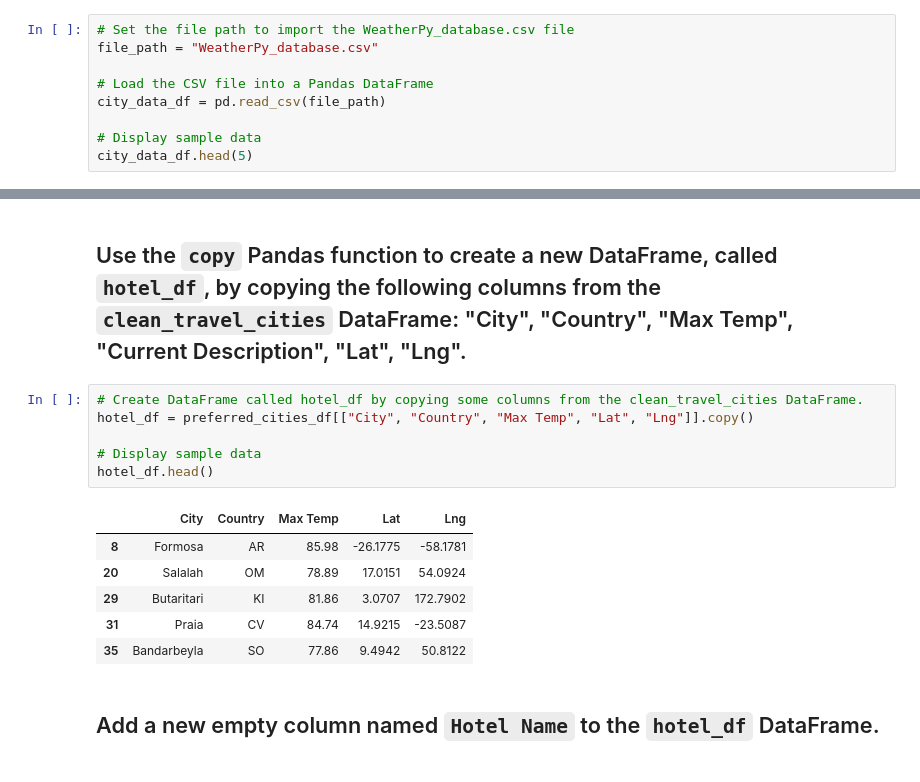
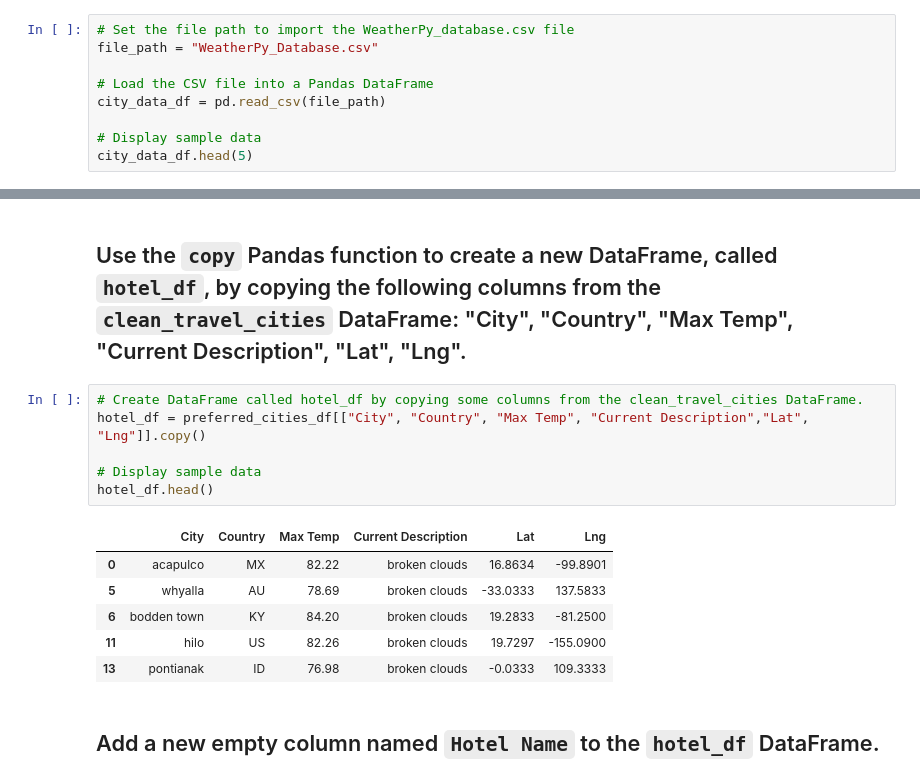
Before and after one commit to fze484/World_Weather_Analysis, a Jupyter notebook: weather_database/Vacation_Search.ipynb, the cells around one changed output, grey strips where cells are left out. Cells and saved outputs as stored; diff of their text form.

```diff
--- a/weather_database/Vacation_Search.ipynb
+++ b/weather_database/Vacation_Search.ipynb
@@ -60,7 +60,7 @@ gmaps.configure(api_key=g_key)
 ## From the `Weather_Database` folder you created in the "Deliverable 1," import the `WeatherPy_Database.csv` file as a Pandas DataFrame.
 # %%
 # Set the file path to import the WeatherPy_database.csv file
-file_path = "WeatherPy_database.csv"
+file_path = "WeatherPy_Database.csv"
 
 # Load the CSV file into a Pandas DataFrame
 city_data_df = pd.read_csv(file_path)
@@ -125,17 +125,17 @@ clean_travel_cities.head()
 ## Use the `copy` Pandas function to create a new DataFrame, called `hotel_df`, by copying the following columns from the `clean_travel_cities` DataFrame: "City", "Country", "Max Temp", "Current Description", "Lat", "Lng".
 # %%
 # Create DataFrame called hotel_df by copying some columns from the clean_travel_cities DataFrame.
-hotel_df = preferred_cities_df[["City", "Country", "Max Temp", "Lat", "Lng"]].copy()
+hotel_df = preferred_cities_df[["City", "Country", "Max Temp", "Current Description","Lat", "Lng"]].copy()
 
 # Display sample data
 hotel_df.head()
 # %% [output]
-|  | City | Country | Max Temp | Lat | Lng |
-| 8 | Formosa | AR | 85.98 | -26.1775 | -58.1781 |
-| 20 | Salalah | OM | 78.89 | 17.0151 | 54.0924 |
-| 29 | Butaritari | KI | 81.86 | 3.0707 | 172.7902 |
-| 31 | Praia | CV | 84.74 | 14.9215 | -23.5087 |
-| 35 | Bandarbeyla | SO | 77.86 | 9.4942 | 50.8122 |
+|  | City | Country | Max Temp | Current Description | Lat | Lng |
+| 0 | acapulco | MX | 82.22 | broken clouds | 16.8634 | -99.8901 |
+| 5 | whyalla | AU | 78.69 | broken clouds | -33.0333 | 137.5833 |
+| 6 | bodden town | KY | 84.20 | broken clouds | 19.2833 | -81.2500 |
+| 11 | hilo | US | 82.26 | broken clouds | 19.7297 | -155.0900 |
+| 13 | pontianak | ID | 76.98 | broken clouds | -0.0333 | 109.3333 |
 # %% [markdown]
 ## Add a new empty column named `Hotel Name` to the `hotel_df` DataFrame.
 # %%
```
Also changed, not shown: parts of 13 cells of this notebook, 4 other files.
